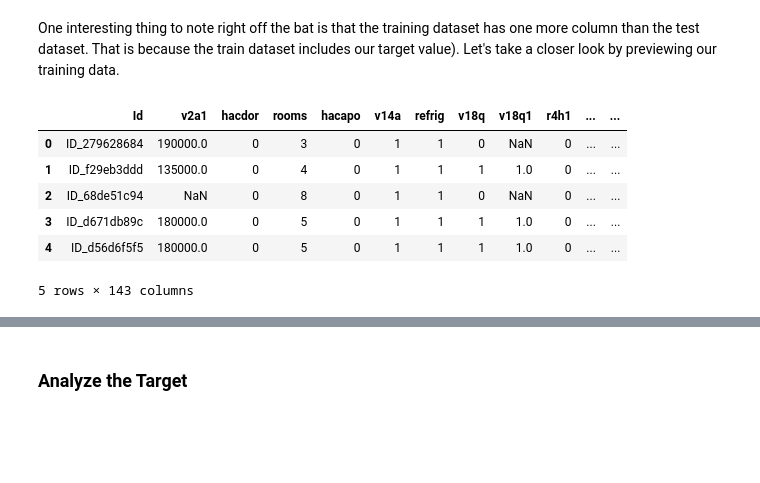
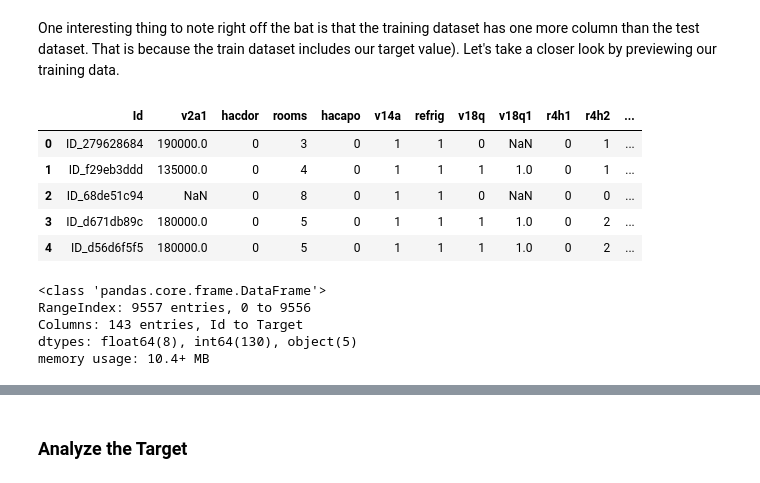
Before and after one commit to spencerrwise/homework4, a Jupyter notebook: Homework_4.ipynb, the cells around one changed output, grey strips where cells are left out. Saved outputs shown, nothing was run; the diff lists cells and outputs as text; code cells hidden in the pictures; blank space fills up the shorter version.

```diff
--- a/Homework_4.ipynb
+++ b/Homework_4.ipynb
@@ -61,12 +67,18 @@ print(test.shape)
 One interesting thing to note right off the bat is that the training dataset has one more column than the test dataset. That is because the train dataset includes our target value). Let's take a closer look by previewing our training data.
 # %%
 # Preview the data
+pd.options.display.max_columns = 150
 train.head()
+train.info()
 # %% [output]
-|  | Id | v2a1 | hacdor | rooms | hacapo | v14a | refrig | v18q | v18q1 | r4h1 | ... | ... |
-| 0 | ID_279628684 | 190000.0 | 0 | 3 | 0 | 1 | 1 | 0 | NaN | 0 | ... | ... |
-| 1 | ID_f29eb3ddd | 135000.0 | 0 | 4 | 0 | 1 | 1 | 1 | 1.0 | 0 | ... | ... |
-| 2 | ID_68de51c94 | NaN | 0 | 8 | 0 | 1 | 1 | 0 | NaN | 0 | ... | ... |
-| 3 | ID_d671db89c | 180000.0 | 0 | 5 | 0 | 1 | 1 | 1 | 1.0 | 0 | ... | ... |
-| 4 | ID_d56d6f5f5 | 180000.0 | 0 | 5 | 0 | 1 | 1 | 1 | 1.0 | 0 | ... | ... |
+|  | Id | v2a1 | hacdor | rooms | hacapo | v14a | refrig | v18q | v18q1 | r4h1 | r4h2 | ... |
+| 0 | ID_279628684 | 190000.0 | 0 | 3 | 0 | 1 | 1 | 0 | NaN | 0 | 1 | ... |
+| 1 | ID_f29eb3ddd | 135000.0 | 0 | 4 | 0 | 1 | 1 | 1 | 1.0 | 0 | 1 | ... |
+| 2 | ID_68de51c94 | NaN | 0 | 8 | 0 | 1 | 1 | 0 | NaN | 0 | 0 | ... |
+| 3 | ID_d671db89c | 180000.0 | 0 | 5 | 0 | 1 | 1 | 1 | 1.0 | 0 | 2 | ... |
+| 4 | ID_d56d6f5f5 | 180000.0 | 0 | 5 | 0 | 1 | 1 | 1 | 1.0 | 0 | 2 | ... |
-5 rows × 143 columns
+<class 'pandas.core.frame.DataFrame'>
+RangeIndex: 9557 entries, 0 to 9556
+Columns: 143 entries, Id to Target
+dtypes: float64(8), int64(130), object(5)
+memory usage: 10.4+ MB
```
Also changed, not shown: parts of 40 cells of this notebook.
